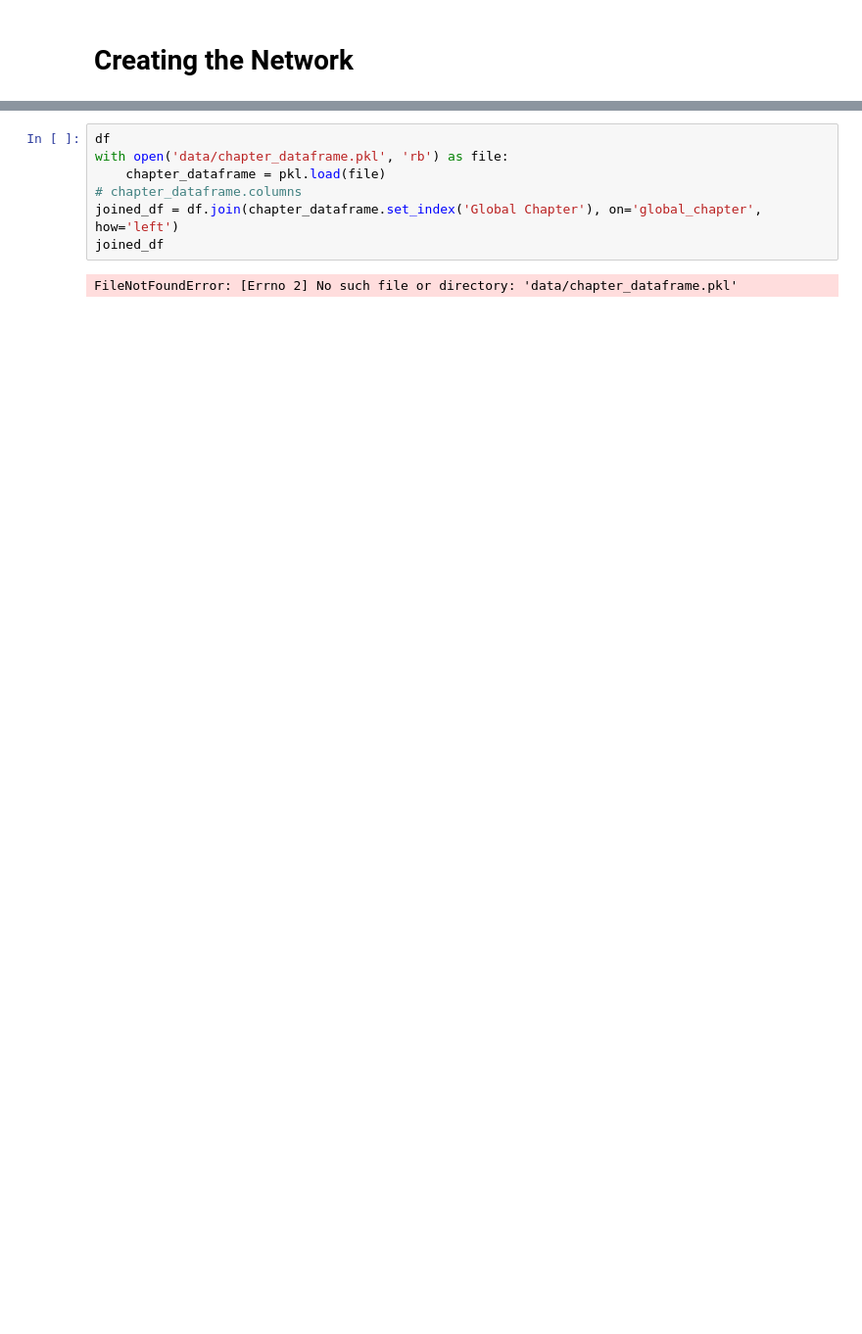
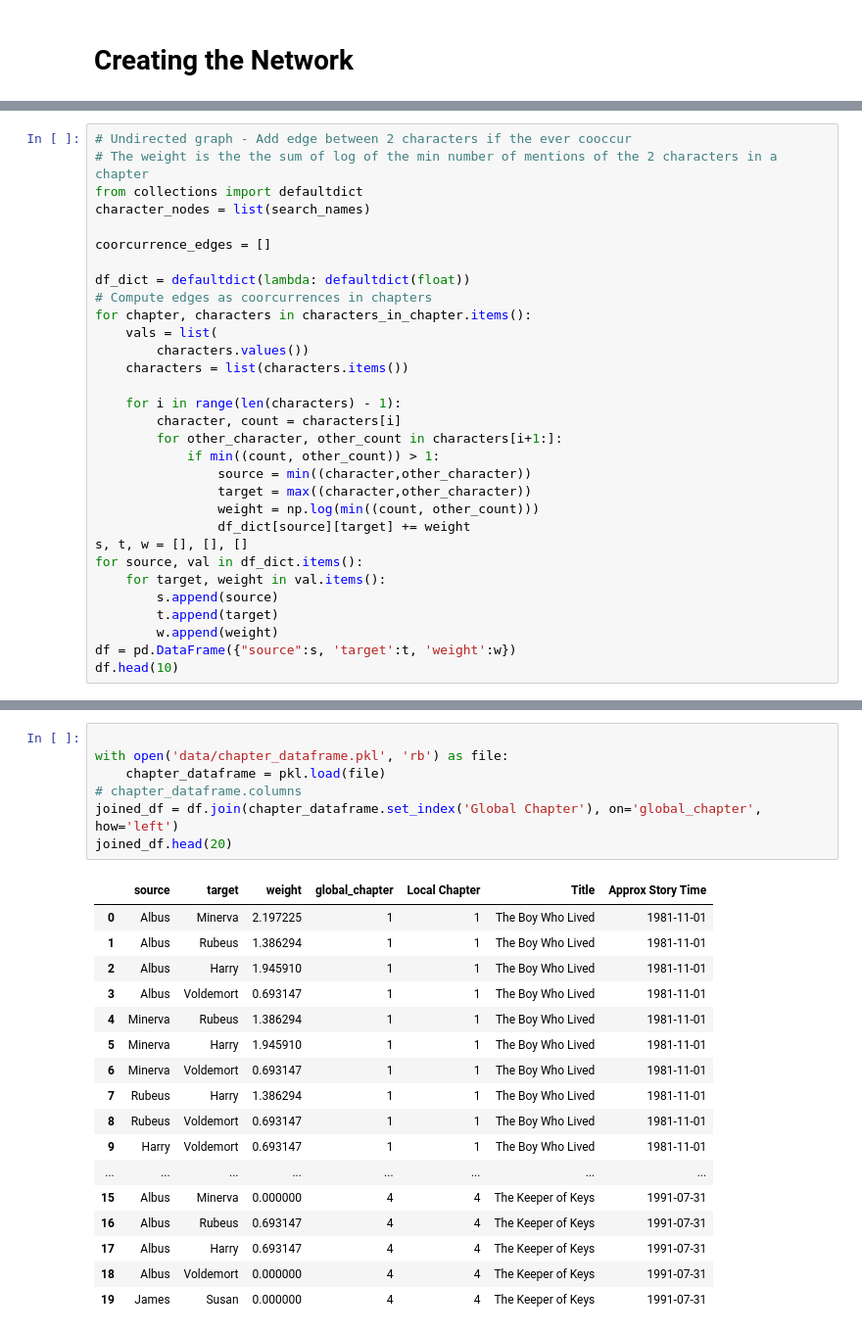
Before and after one commit to wdmdev/comsocsci2021-project, a Jupyter notebook: notebook.ipynb, the cells around one changed output, grey strips where cells are left out. Shown at 98% size. Cells and saved outputs as stored; diff of their text form; blank space fills up the shorter version.

```diff
--- a/notebook.ipynb
+++ b/notebook.ipynb
@@ -317,0 +331,31 @@ df = pd.DataFrame(df_dict)
+# %%
+# Undirected graph - Add edge between 2 characters if the ever cooccur
+# The weight is the the sum of log of the min number of mentions of the 2 characters in a chapter
+from collections import defaultdict
+character_nodes = list(search_names)
+
+coorcurrence_edges = []
+
+df_dict = defaultdict(lambda: defaultdict(float))
+# Compute edges as coorcurrences in chapters
+for chapter, characters in characters_in_chapter.items():
+    vals = list(
+        characters.values())
+    characters = list(characters.items())
+
+    for i in range(len(characters) - 1):
+        character, count = characters[i]
+        for other_character, other_count in characters[i+1:]:
+            if min((count, other_count)) > 1:
+                source = min((character,other_character))
+                target = max((character,other_character))
+                weight = np.log(min((count, other_count)))
+                df_dict[source][target] += weight
+s, t, w = [], [], []
+for source, val in df_dict.items():
+    for target, weight in val.items():
+        s.append(source)
+        t.append(target)
+        w.append(weight)
+df = pd.DataFrame({"source":s, 'target':t, 'weight':w})
+df.head(10)
@@ -318,10 +374,26 @@ df = pd.DataFrame(df_dict)
 # %%
-df
+
 with open('data/chapter_dataframe.pkl', 'rb') as file:
     chapter_dataframe = pkl.load(file)
 # chapter_dataframe.columns
 joined_df = df.join(chapter_dataframe.set_index('Global Chapter'), on='global_chapter', how='left')
-joined_df
+joined_df.head(20)
 # %% [output]
-FileNotFoundError: [Errno 2] No such file or directory: 'data/chapter_dataframe.pkl'
+|  | source | target | weight | global_chapter | Local Chapter | Title | Approx Story Time |
+| 0 | Albus | Minerva | 2.197225 | 1 | 1 | The Boy Who Lived | 1981-11-01 |
+| 1 | Albus | Rubeus | 1.386294 | 1 | 1 | The Boy Who Lived | 1981-11-01 |
+| 2 | Albus | Harry | 1.945910 | 1 | 1 | The Boy Who Lived | 1981-11-01 |
+| 3 | Albus | Voldemort | 0.693147 | 1 | 1 | The Boy Who Lived | 1981-11-01 |
+| 4 | Minerva | Rubeus | 1.386294 | 1 | 1 | The Boy Who Lived | 1981-11-01 |
+| 5 | Minerva | Harry | 1.945910 | 1 | 1 | The Boy Who Lived | 1981-11-01 |
+| 6 | Minerva | Voldemort | 0.693147 | 1 | 1 | The Boy Who Lived | 1981-11-01 |
+| 7 | Rubeus | Harry | 1.386294 | 1 | 1 | The Boy Who Lived | 1981-11-01 |
+| 8 | Rubeus | Voldemort | 0.693147 | 1 | 1 | The Boy Who Lived | 1981-11-01 |
+| 9 | Harry | Voldemort | 0.693147 | 1 | 1 | The Boy Who Lived | 1981-11-01 |
+| ... | ... | ... | ... | ... | ... | ... | ... |
+| 15 | Albus | Minerva | 0.000000 | 4 | 4 | The Keeper of Keys | 1991-07-31 |
+| 16 | Albus | Rubeus | 0.693147 | 4 | 4 | The Keeper of Keys | 1991-07-31 |
+| 17 | Albus | Harry | 0.693147 | 4 | 4 | The Keeper of Keys | 1991-07-31 |
+| 18 | Albus | Voldemort | 0.000000 | 4 | 4 | The Keeper of Keys | 1991-07-31 |
+| 19 | James | Susan | 0.000000 | 4 | 4 | The Keeper of Keys | 1991-07-31 |
 # %%
```
Also changed, not shown: parts of 11 cells of this notebook.
